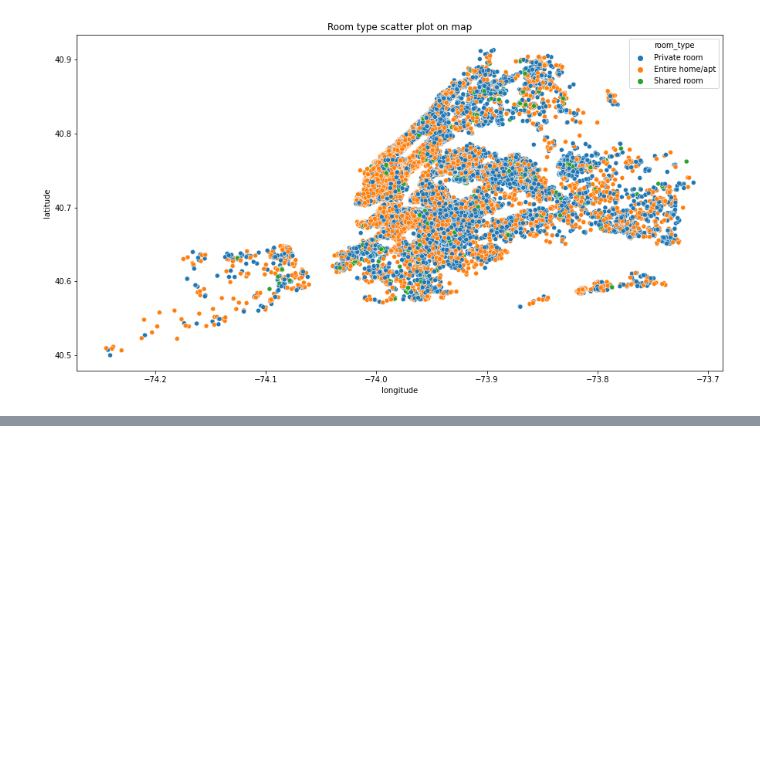
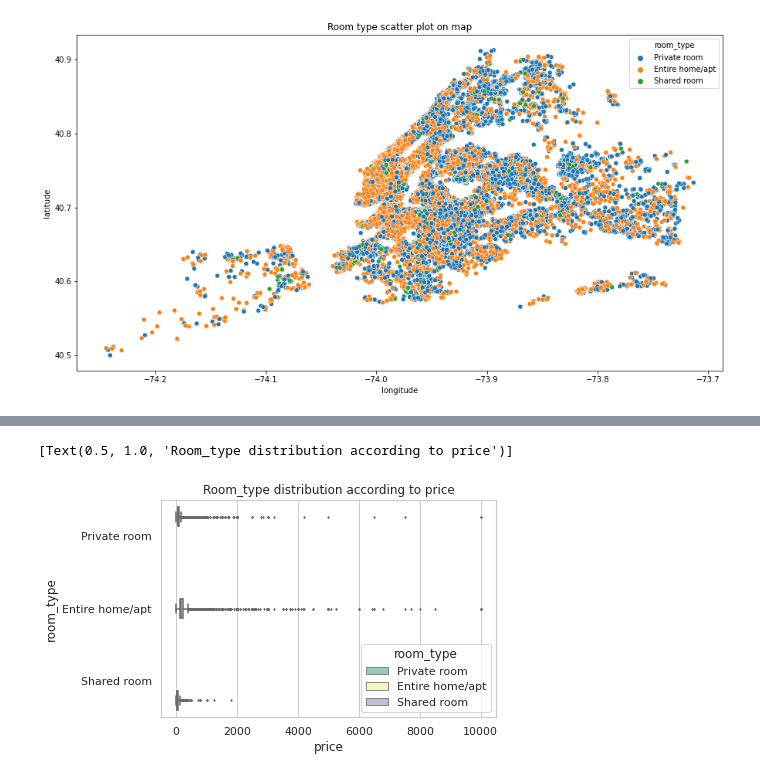
Before and after one commit to bhavikk001/airbnb-eda, a Jupyter notebook: Airbnb_Bookings_Analysis_(Team)_Capstone_Project.ipynb, the cells around one changed output, grey strips where cells are left out. Cells and saved outputs as stored; diff of their text form; code cells hidden in the pictures; blank space fills up the shorter version.

```diff
--- a/Airbnb_Bookings_Analysis_(Team)_Capstone_Project.ipynb
+++ b/Airbnb_Bookings_Analysis_(Team)_Capstone_Project.ipynb
@@ -615,0 +641,10 @@ plt.show()
+# %%
+# From the previous exploration we got to know that price column is having many values as 0 as it doesnt make any sense
+# So we  will try to get rid of those instances for analysis of price column
+df_price=df[df['price']!=0].copy()
+# %%
+sns.set_theme(style='whitegrid')
+sns.boxplot(y='room_type',x='price',hue='room_type',palette='Set3',linewidth=1.5,fliersize=1.5,data=df_price).set(title="Room_type distribution according to price")
+# %% [output]
+[Text(0.5, 1.0, 'Room_type distribution according to price')]
+[figure, added]
```
Also changed, not shown: parts of 11 cells of this notebook.
